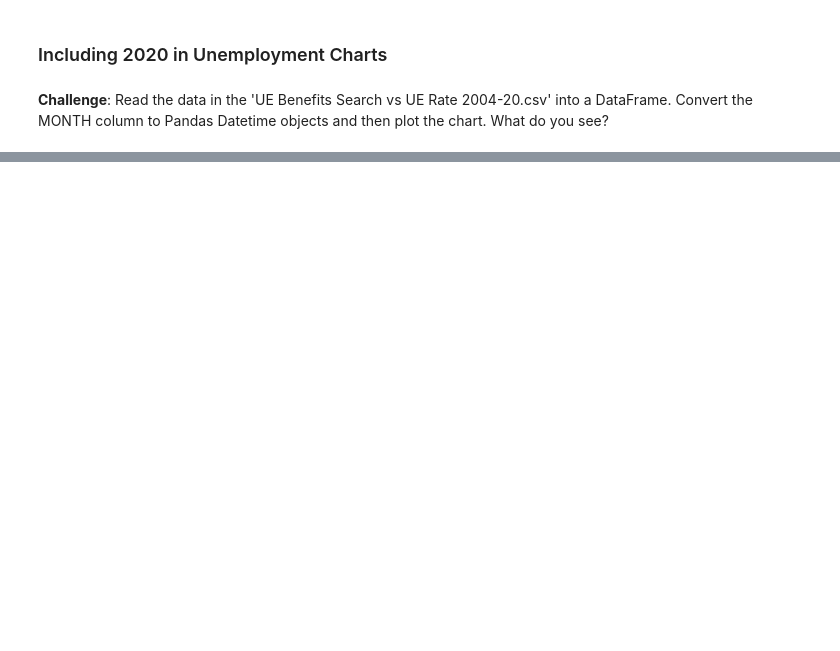
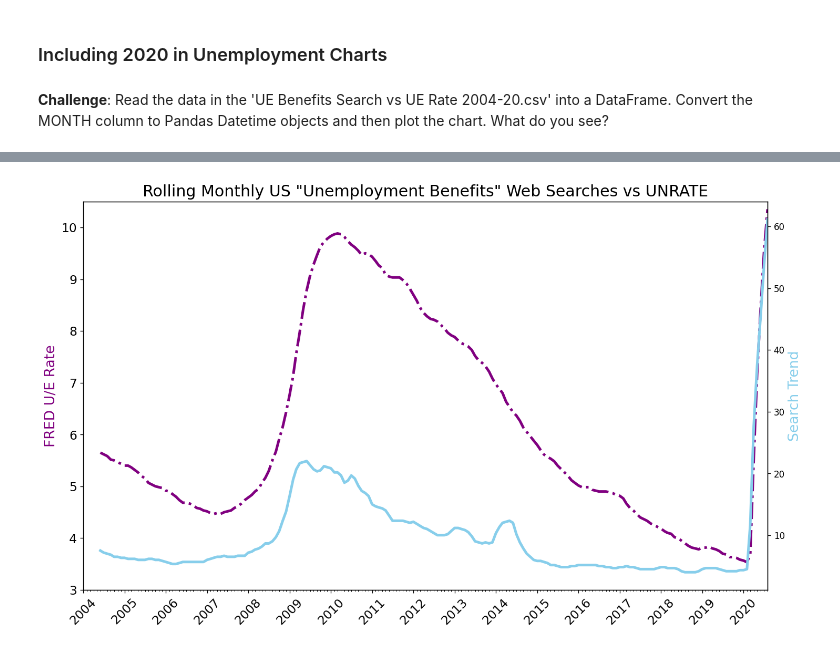
Before and after one commit to staixo/Python100day, a Jupyter notebook: Advanced/Datascience/GoogleTrendsData/Google Trends and Data Visualisation (start).ipynb, the cells around one changed output, grey strips where cells are left out. Cells and saved outputs as stored; diff of their text form; code cells hidden in the pictures; blank space fills up the shorter version.

```diff
--- a/Advanced/Datascience/GoogleTrendsData/Google Trends and Data Visualisation (start).ipynb
+++ b/Advanced/Datascience/GoogleTrendsData/Google Trends and Data Visualisation (start).ipynb
@@ -447,0 +541,28 @@ plt.show()
+# %%
+plt.figure(figsize=(14,8), dpi=120)
+plt.title('Rolling Monthly US "Unemployment Benefits" Web Searches vs UNRATE', fontsize=18)
+plt.yticks(fontsize=14)
+plt.xticks(fontsize=14, rotation=45)
+
+ax1 = plt.gca()
+ax2 = ax1.twinx()
+
+ax1.xaxis.set_major_locator(mdates.YearLocator())
+ax1.xaxis.set_major_formatter(mdates.DateFormatter('%Y'))
+ax1.xaxis.set_minor_locator(mdates.MonthLocator())
+
+ax1.set_ylabel('FRED U/E Rate', color='purple', fontsize=16)
+ax2.set_ylabel('Search Trend', color='skyblue', fontsize=16)
+
+ax1.set_ylim(bottom=3, top=10.5)
+ax1.set_xlim([df_unemployment2020.MONTH[0], df_unemployment2020.MONTH.max()])
+
+# Calculate the rolling average over a 6 month window
+roll_df = df_unemployment2020[['UE_BENEFITS_WEB_SEARCH', 'UNRATE']].rolling(window=6).mean()
+
+ax1.plot(df_unemployment2020.MONTH, roll_df.UNRATE, 'purple', linewidth=3, linestyle='-.')
+ax2.plot(df_unemployment2020.MONTH, roll_df.UE_BENEFITS_WEB_SEARCH, 'skyblue', linewidth=3)
+
+plt.show()
+# %% [output]
+[figure, added]
```
Also changed, not shown: parts of 4 cells of this notebook.
